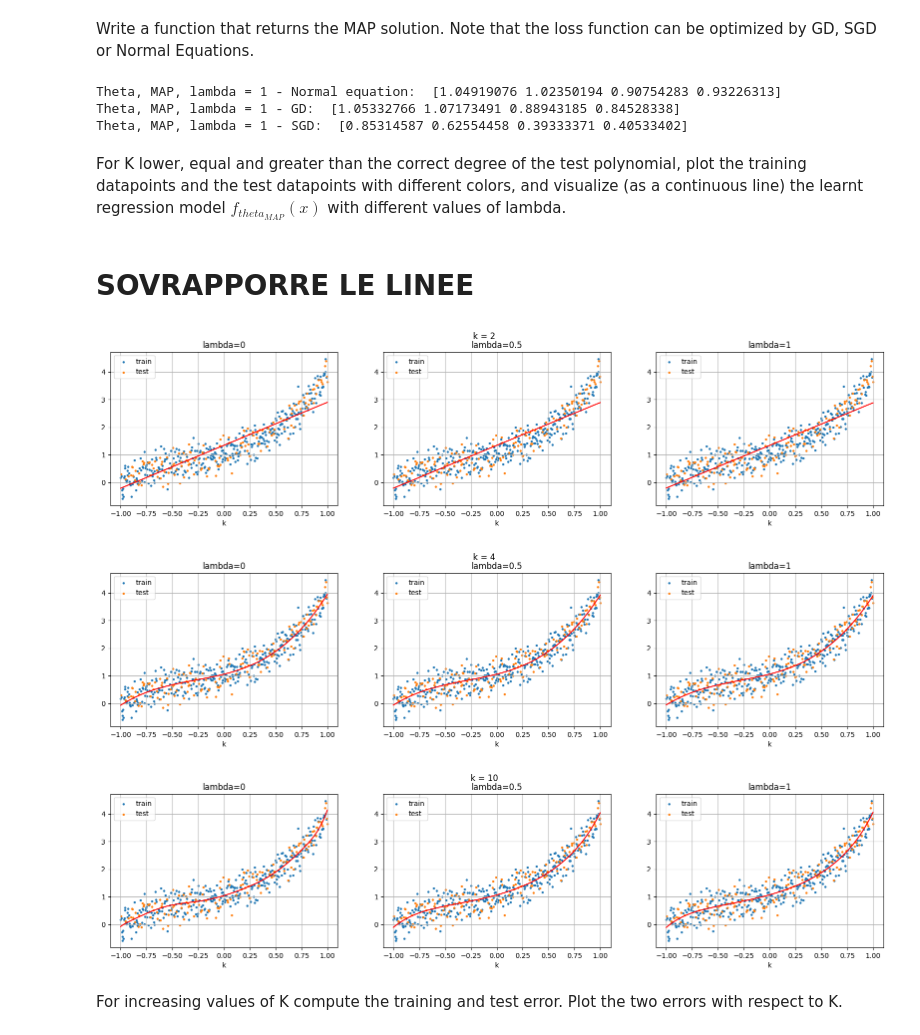
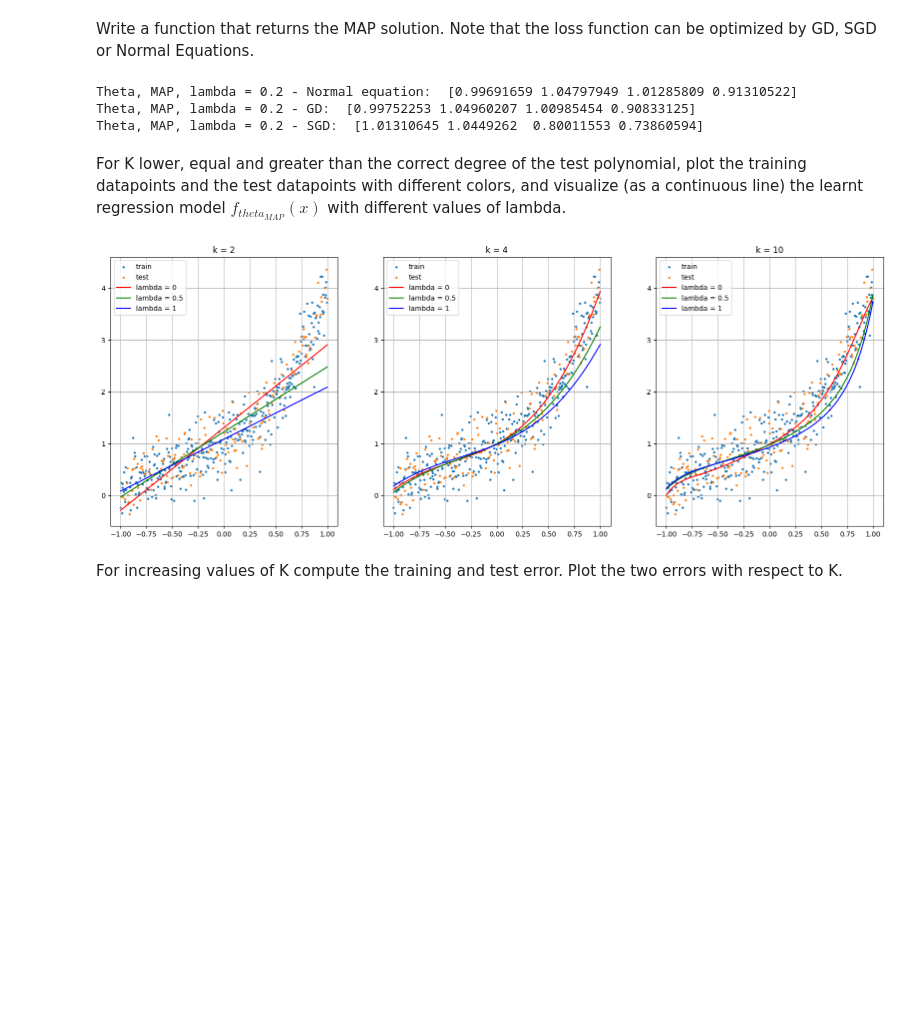
Before and after one commit to ChiaraAngileri/SMM_lab, a Jupyter notebook: Homework4 - no comments.ipynb, the cells around one changed output. Saved outputs shown, nothing was run; the diff lists cells and outputs as text; code cells hidden in the pictures; blank space fills up the shorter version.

```diff
--- a/Homework4 - no comments.ipynb
+++ b/Homework4 - no comments.ipynb
@@ -165,7 +164,8 @@ def MLE(D, k_trial, mod):
 
     else:
         #Stochastic Gradient Descent
-        theta_mle = SGD(grad_f_MLE, np.zeros((k_trial, )), D, batch_size = 5, n_epochs = 10)
+        w0 = np.random.normal(1, sigma, k_trial)
+        theta_mle = SGD(grad_f_MLE, w0, D, batch_size = 5, n_epochs = 10)
 
     return theta_mle
 # %%
@@ -202,7 +202,7 @@ for k in k_vector:
     theta_mle = MLE(D_train, k, "NE")
     theta_mle_vector.append(theta_mle)
 
-fig, ax = plt.subplots(len(k_vector), figsize=(10, 12))
+fig, ax = plt.subplots(len(k_vector), figsize=(10, 15))
 
 for i in range(len(k_vector)):
 
@@ -275,71 +274,70 @@ def MAP(D, k_trial, lmbda, mod):
 
     elif mod[0] == 'G':
         #Gradient Descent
-        theta_MAP = GD(grad_f_MAP(X, Y, lmbda), np.zeros((k_trial, )))
+        theta_MAP = GD(grad_f_MAP(X, Y, lmbda), np.zeros((k_trial, )), kmax=1000)
 
     else:
         #Stochastic Gradient Descent
-        theta_MAP = SGD(grad_f_MAP, np.zeros((k_trial, )), D, 5, 10, lmbda)
+        w0 = np.random.normal(0, sigma, k_trial)
+        theta_MAP = SGD(grad_f_MAP, w0, D, 10, 1000, lmbda)
 
     return theta_MAP
 # %%
-theta_map_normal = MAP(D, k_chosen, 1, 'Normal equation')
-theta_map_gd = MAP(D, k_chosen, 1, 'GD')
-theta_map_sgd = MAP(D, k_chosen, 1, 'SGD')
+theta_map_normal = MAP(D, k_chosen, 0.2, 'Normal equation')
+theta_map_gd = MAP(D, k_chosen, 0.2, 'GD')
+theta_map_sgd = MAP(D, k_chosen, 0.2, 'SGD')
 
-print("Theta, MAP, lambda = 1 - Normal equation: ", theta_map_normal)
-print("Theta, MAP, lambda = 1 - GD: ", theta_map_gd)
-print("Theta, MAP, lambda = 1 - SGD: ", theta_map_sgd)
+print("Theta, MAP, lambda = 0.2 - Normal equation: ", theta_map_normal)
+print("Theta, MAP, lambda = 0.2 - GD: ", theta_map_gd)
+print("Theta, MAP, lambda = 0.2 - SGD: ", theta_map_sgd)
 # %% [output]
-Theta, MAP, lambda = 1 - Normal equation:  [1.04919076 1.02350194 0.90754283 0.93226313]
-Theta, MAP, lambda = 1 - GD:  [1.05332766 1.07173491 0.88943185 0.84528338]
-Theta, MAP, lambda = 1 - SGD:  [0.85314587 0.62554458 0.39333371 0.40533402]
+Theta, MAP, lambda = 0.2 - Normal equation:  [0.99691659 1.04797949 1.01285809 0.91310522]
+Theta, MAP, lambda = 0.2 - GD:  [0.99752253 1.04960207 1.00985454 0.90833125]
+Theta, MAP, lambda = 0.2 - SGD:  [1.01310645 1.0449262  0.80011553 0.73860594]
 # %% [markdown]
 For K lower, equal and greater than the correct degree of the test polynomial, plot the training datapoints and the test datapoints with different colors, and visualize (as a continuous line) the learnt regression model $f_{theta_{MAP}}(x)$ with different values of lambda.
-# %% [markdown]
-# SOVRAPPORRE LE LINEE
 # %%
 k_vector = [2, 4, 10]
 l_vector = [0, 0.5, 1]
 
 theta_tot_k = []
 
+colors = ['red', 'green', 'blue']
+
 for k in k_vector:
 
     theta_tot_l = []
 
     for l in l_vector:
-        theta_map = MAP(D_train, k, l, "NE")
+        theta_map = MAP(D_train, k, l, "SGD")
         theta_tot_l.append(theta_map)
 
     theta_tot_k.append(theta_tot_l)
 
+plt.figure(figsize=(20, 7))
 for i in range(len(k_vector)):
     k = k_vector[i]
 
-    plt.figure(figsize=(20, 4))
-    plt.suptitle(f'k = {k}')
+    plt.subplot(1, 3, i+1)
+    plt.title(f'k = {k}')
+    plt.scatter(X_train, Y_train, s=5)
+    plt.scatter(X_test, Y_test, s=5)
+
+    legend = ['train', 'test']
 
     for j in range(len(theta_tot_k[i])):
         theta = theta_tot_k[i][j]
-
-        plt.subplot(1, len(theta_tot_k[i]), j+1)
-        plt.title(f"lambda={l_vector[j]}")
-        plt.xlabel('k')
+        legend = legend + [f'lambda = {l_vector[j]}']
 
         XX = np.linspace(a, b, 1000)
         YY = polynomial_regression(XX, k, theta)
-        plt.scatter(X_train, Y_train, s=5)
-        plt.scatter(X_test, Y_test, s=5)
-        plt.legend(['train', 'test'])
-        plt.plot(XX, YY, c="red")
-        plt.grid()
+        plt.plot(XX, YY, c = colors[j])
+    plt.legend(legend)
+    plt.grid()
 
 plt.show()
 # %% [output]
-[figure, old version]
+[figure, new version]
-[figure, removed]
-[figure, removed]
 # %% [markdown]
 For increasing values of K compute the training and test error. Plot the two errors with respect to K.
 # %%
```
Also changed, not shown: parts of 7 cells of this notebook.
